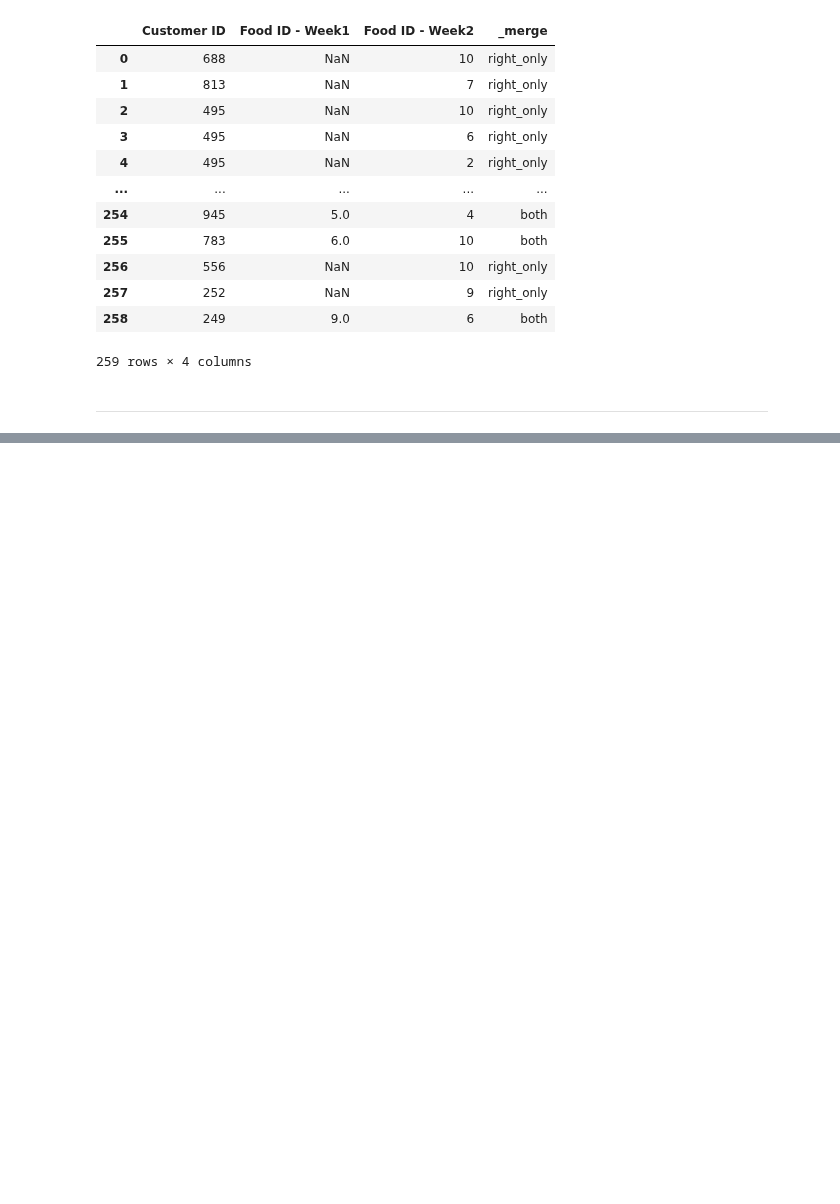
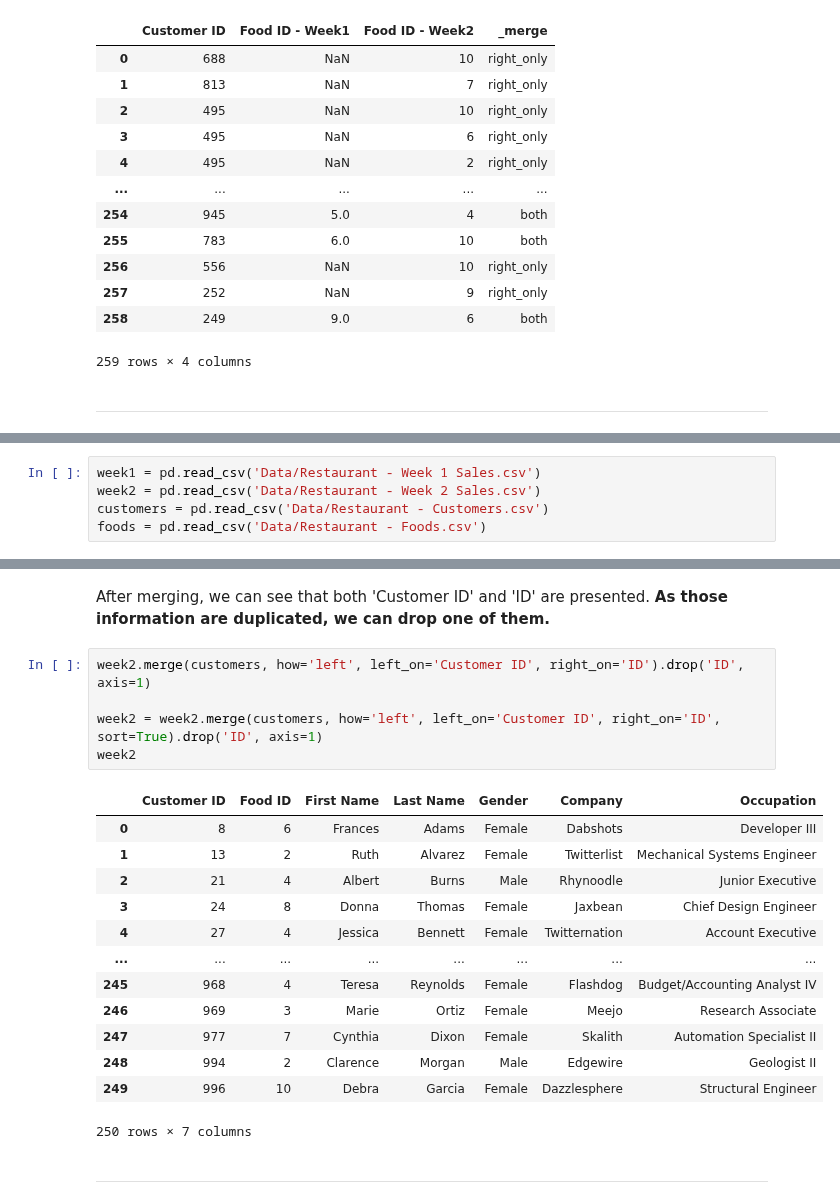
Before and after one commit to ptyadana/Data-Science-and-Machine-Learning-Projects-Dojo, a Jupyter notebook: Pandas - Data Analysis with Pandas and Python - BP/09_Merging_Joining_Concatenating_DataFrames.ipynb, the cells around one changed output, grey strips where cells are left out. Drawn from its saved outputs; the diff is of its cells as text; blank space fills up the shorter version.

```diff
--- a/Pandas - Data Analysis with Pandas and Python - BP/09_Merging_Joining_Concatenating_DataFrames.ipynb
+++ b/Pandas - Data Analysis with Pandas and Python - BP/09_Merging_Joining_Concatenating_DataFrames.ipynb
@@ -427,0 +431,5 @@ week1.merge(week2, how='right', on='Customer ID', suffixes=[' - Week1', ' - Week
+# %%
+week1 = pd.read_csv('Data/Restaurant - Week 1 Sales.csv')
+week2 = pd.read_csv('Data/Restaurant - Week 2 Sales.csv')
+customers = pd.read_csv('Data/Restaurant - Customers.csv')
+foods = pd.read_csv('Data/Restaurant - Foods.csv')
@@ -427,0 +458,23 @@ week1.merge(week2, how='right', on='Customer ID', suffixes=[' - Week1', ' - Week
+# %% [markdown]
+After merging, we can see that both 'Customer ID' and 'ID' are presented. **As those information are duplicated, we can drop one of them.**
+# %%
+week2.merge(customers, how='left', left_on='Customer ID', right_on='ID').drop('ID', axis=1)
+
+week2 = week2.merge(customers, how='left', left_on='Customer ID', right_on='ID', sort=True).drop('ID', axis=1)
+week2
+# %% [output]
+|  | Customer ID | Food ID | First Name | Last Name | Gender | Company | Occupation |
+| 0 | 8 | 6 | Frances | Adams | Female | Dabshots | Developer III |
+| 1 | 13 | 2 | Ruth | Alvarez | Female | Twitterlist | Mechanical Systems Engineer |
+| 2 | 21 | 4 | Albert | Burns | Male | Rhynoodle | Junior Executive |
+| 3 | 24 | 8 | Donna | Thomas | Female | Jaxbean | Chief Design Engineer |
+| 4 | 27 | 4 | Jessica | Bennett | Female | Twitternation | Account Executive |
+| ... | ... | ... | ... | ... | ... | ... | ... |
+| 245 | 968 | 4 | Teresa | Reynolds | Female | Flashdog | Budget/Accounting Analyst IV |
+| 246 | 969 | 3 | Marie | Ortiz | Female | Meejo | Research Associate |
+| 247 | 977 | 7 | Cynthia | Dixon | Female | Skalith | Automation Specialist II |
+| 248 | 994 | 2 | Clarence | Morgan | Male | Edgewire | Geologist II |
+| 249 | 996 | 10 | Debra | Garcia | Female | Dazzlesphere | Structural Engineer |
+250 rows × 7 columns
+# %% [markdown]
+-------
```
Also changed, not shown: parts of 31 cells of this notebook.
